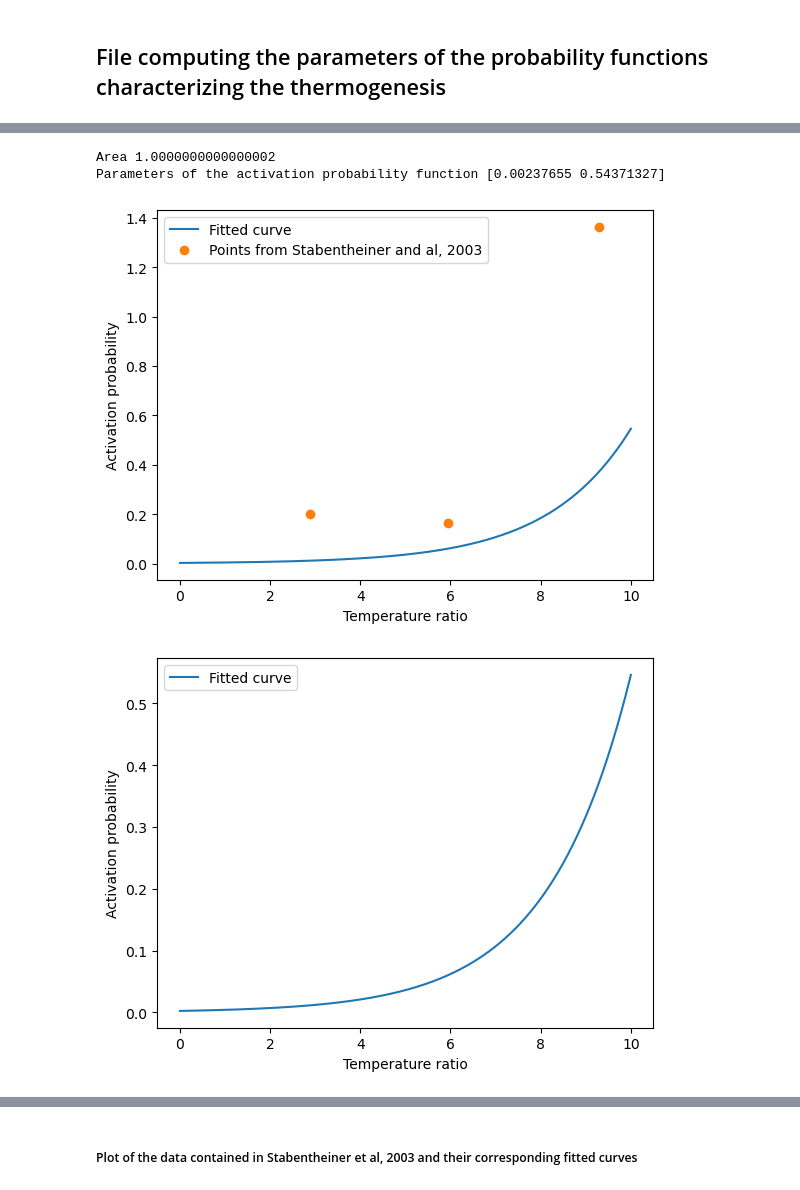
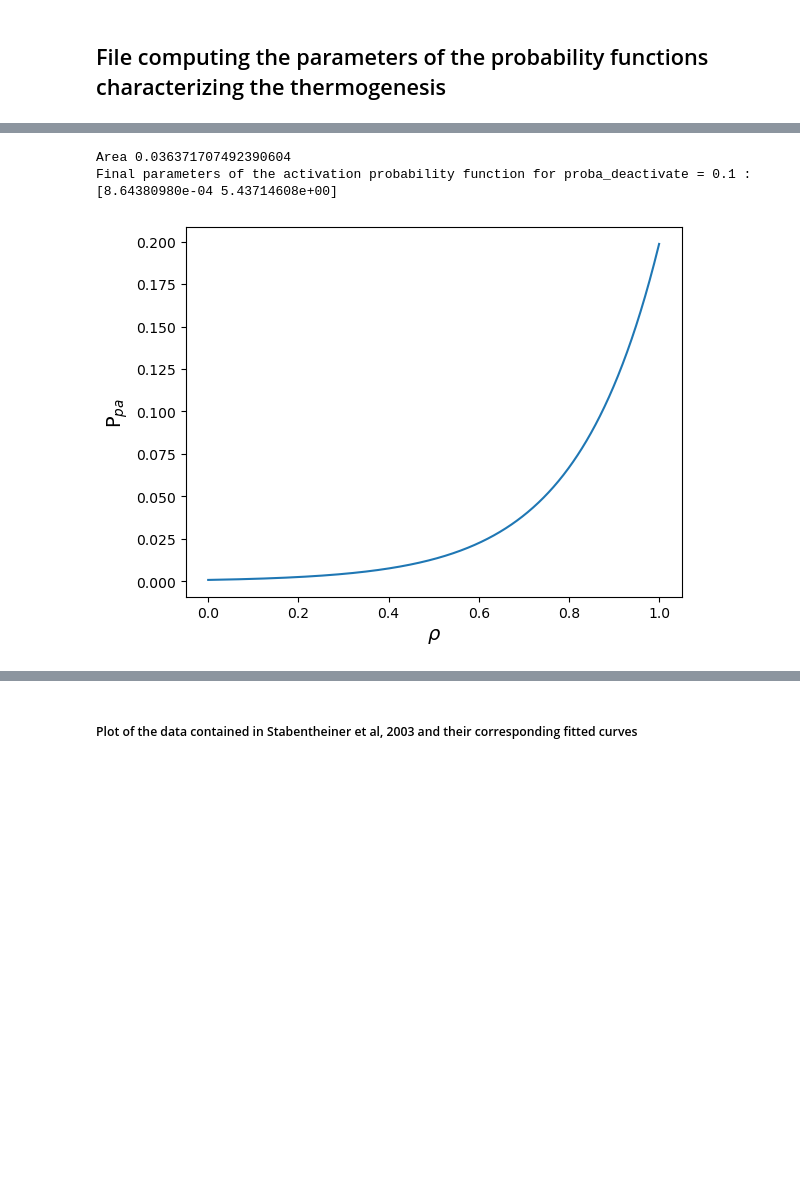
Before and after one commit to epfl-mobots/WinterClusterModelling, a Jupyter notebook: Development/parameters.ipynb, the cells around one changed output, grey strips where cells are left out. Cells and saved outputs as stored; diff of their text form; code cells hidden in the pictures; blank space fills up the shorter version.

```diff
--- a/Development/parameters.ipynb
+++ b/Development/parameters.ipynb
@@ -48,32 +49,25 @@ Area 3.6371756260549377
-# %%
-# Shift the function to obtain an area equal to 1
-
-area_activate = np.trapz(exp_activate, x)
-exp_act_norm = exp_activate/area_activate
-
-#Plot with the data points
-plt.figure()
-plt.plot(x, exp_act_norm, label='Fitted curve')
-plt.plot(x_activate, y_activate, 'o', label='Points from Stabentheiner and al, 2003')
-plt.xlabel('Temperature ratio')
-plt.ylabel('Activation probability')
-plt.legend()
-
-#Plot without the data points
-plt.figure()
-plt.plot(x, exp_act_norm, label='Fitted curve')
-plt.xlabel('Temperature ratio')
-plt.ylabel('Activation probability')
-plt.legend()
-
-print('Area', np.trapz(exp_act_norm, x))
-
-# Computation of the final parameters of the activation probability function
-param_final, cov = curve_fit(exp, x, exp_act_norm)
-print('Parameters of the activation probability function', param_final)
-# %% [output]
-Area 1.0000000000000002
-Parameters of the activation probability function [0.00237655 0.54371327]
-[figure, removed]
-[figure, removed]
+# %%
+"""Multiply these values with the deactivatition probability to compute the parameters of the final activation function."""
+
+proba_deactivate = 0.1
+Pab = y_activate*proba_deactivate
+
+# Fit an exponential function to the data
+param_Pab, cov = curve_fit(exp, x_activate, Pab)
+
+# Plot the data and the fitted curve
+x = np.linspace(0, 1, 1000)
+exp_Pab = exp(x, param_Pab[0], param_Pab[1])
+
+plt.figure()
+plt.plot(x, exp_Pab, label='Fitted curve')
+plt.xlabel(r'$\rho$', fontsize=14)
+plt.ylabel(r'P$_{pa}$', fontsize=14)
+
+print('Area', np.trapz(exp_Pab, x))
+print('Final parameters of the activation probability function for proba_deactivate =', proba_deactivate, ": ", param_Pab)
+# %% [output]
+Area 0.036371707492390604
+Final parameters of the activation probability function for proba_deactivate = 0.1 :  [8.64380980e-04 5.43714608e+00]
+[figure, added]
 # %% [markdown]
```
Also changed, not shown: parts of 12 cells of this notebook, 5 other files.
